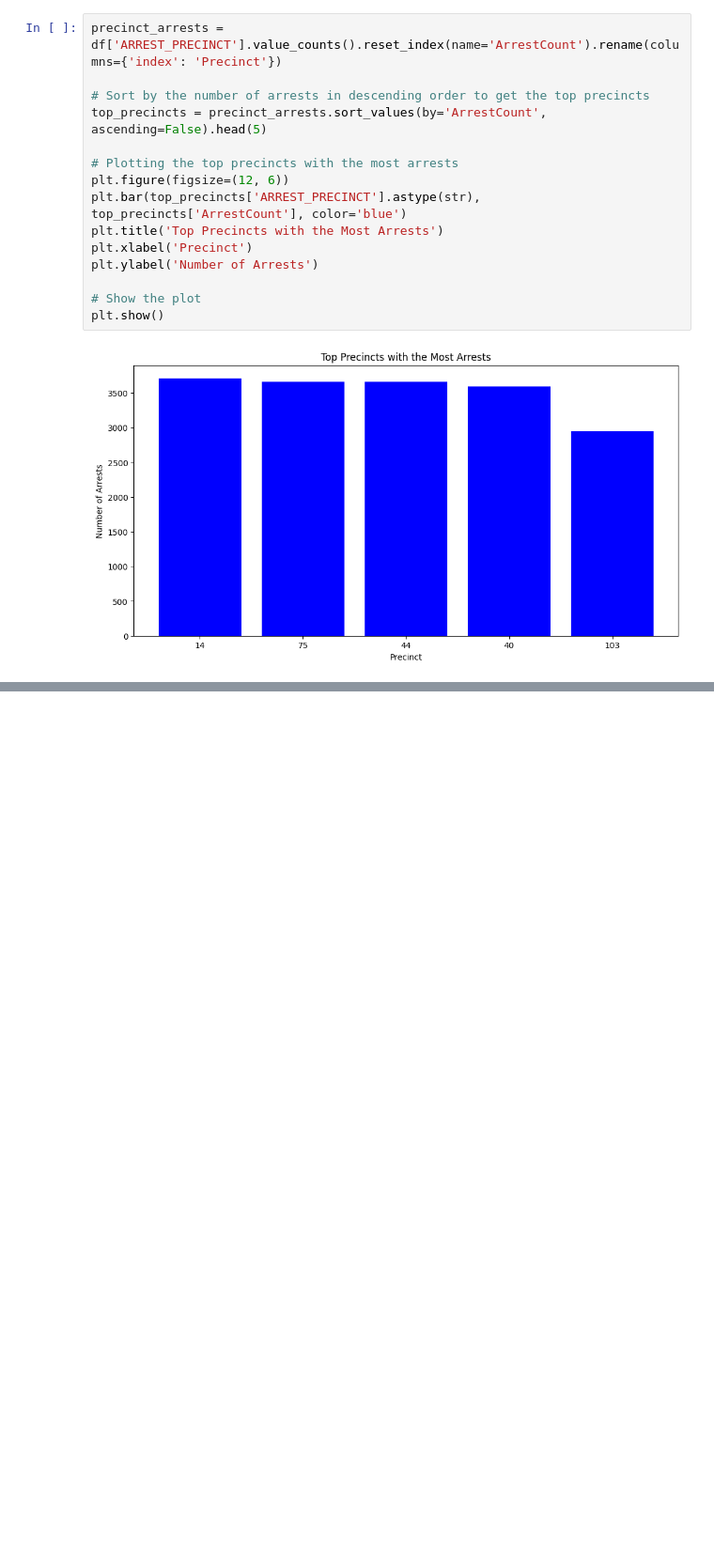
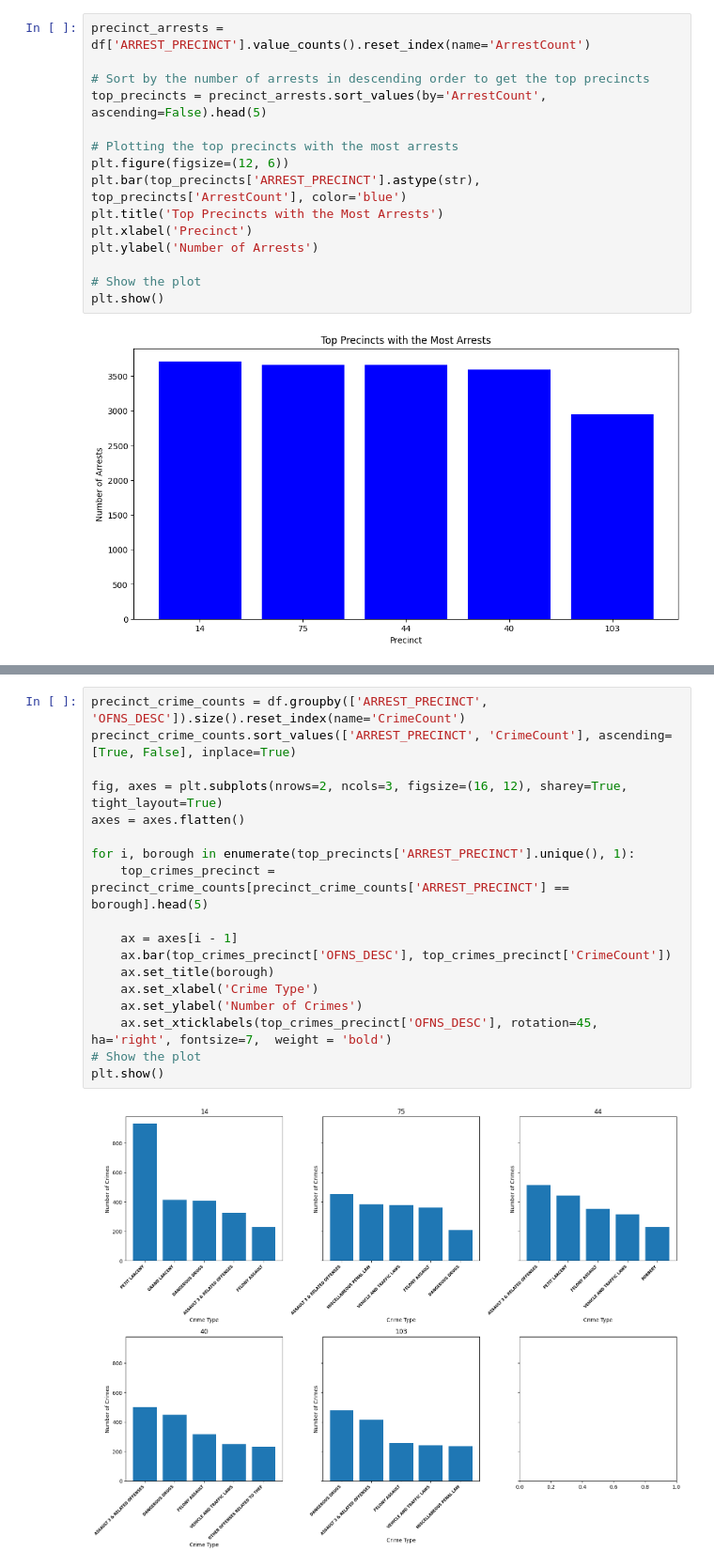
Before and after one commit to gigachad0209/Final-Project-LTKHDL, a Jupyter notebook: exploring.ipynb, the cells around one changed output, grey strips where cells are left out. Shown at 94% size. Drawn from its saved outputs; the diff is of its cells as text; blank space fills up the shorter version.

```diff
--- a/exploring.ipynb
+++ b/exploring.ipynb
@@ -260,7 +243,7 @@ plt.show()
 # %% [output]
 [figure]
 # %%
-precinct_arrests = df['ARREST_PRECINCT'].value_counts().reset_index(name='ArrestCount').rename(columns={'index': 'Precinct'})
+precinct_arrests = df['ARREST_PRECINCT'].value_counts().reset_index(name='ArrestCount')
 
 # Sort by the number of arrests in descending order to get the top precincts
 top_precincts = precinct_arrests.sort_values(by='ArrestCount', ascending=False).head(5)
@@ -278,0 +280,20 @@ plt.show()
+# %%
+precinct_crime_counts = df.groupby(['ARREST_PRECINCT', 'OFNS_DESC']).size().reset_index(name='CrimeCount')
+precinct_crime_counts.sort_values(['ARREST_PRECINCT', 'CrimeCount'], ascending=[True, False], inplace=True)
+
+fig, axes = plt.subplots(nrows=2, ncols=3, figsize=(16, 12), sharey=True, tight_layout=True)
+axes = axes.flatten()
+
+for i, borough in enumerate(top_precincts['ARREST_PRECINCT'].unique(), 1):
+    top_crimes_precinct = precinct_crime_counts[precinct_crime_counts['ARREST_PRECINCT'] == borough].head(5)
+
+    ax = axes[i - 1]
+    ax.bar(top_crimes_precinct['OFNS_DESC'], top_crimes_precinct['CrimeCount'])
+    ax.set_title(borough)
+    ax.set_xlabel('Crime Type')
+    ax.set_ylabel('Number of Crimes')
+    ax.set_xticklabels(top_crimes_precinct['OFNS_DESC'], rotation=45, ha='right', fontsize=7,  weight = 'bold')
+# Show the plot
+plt.show()
+# %% [output]
+[figure, added]
```
Also changed, not shown: parts of 4 cells of this notebook, 2 other files.
